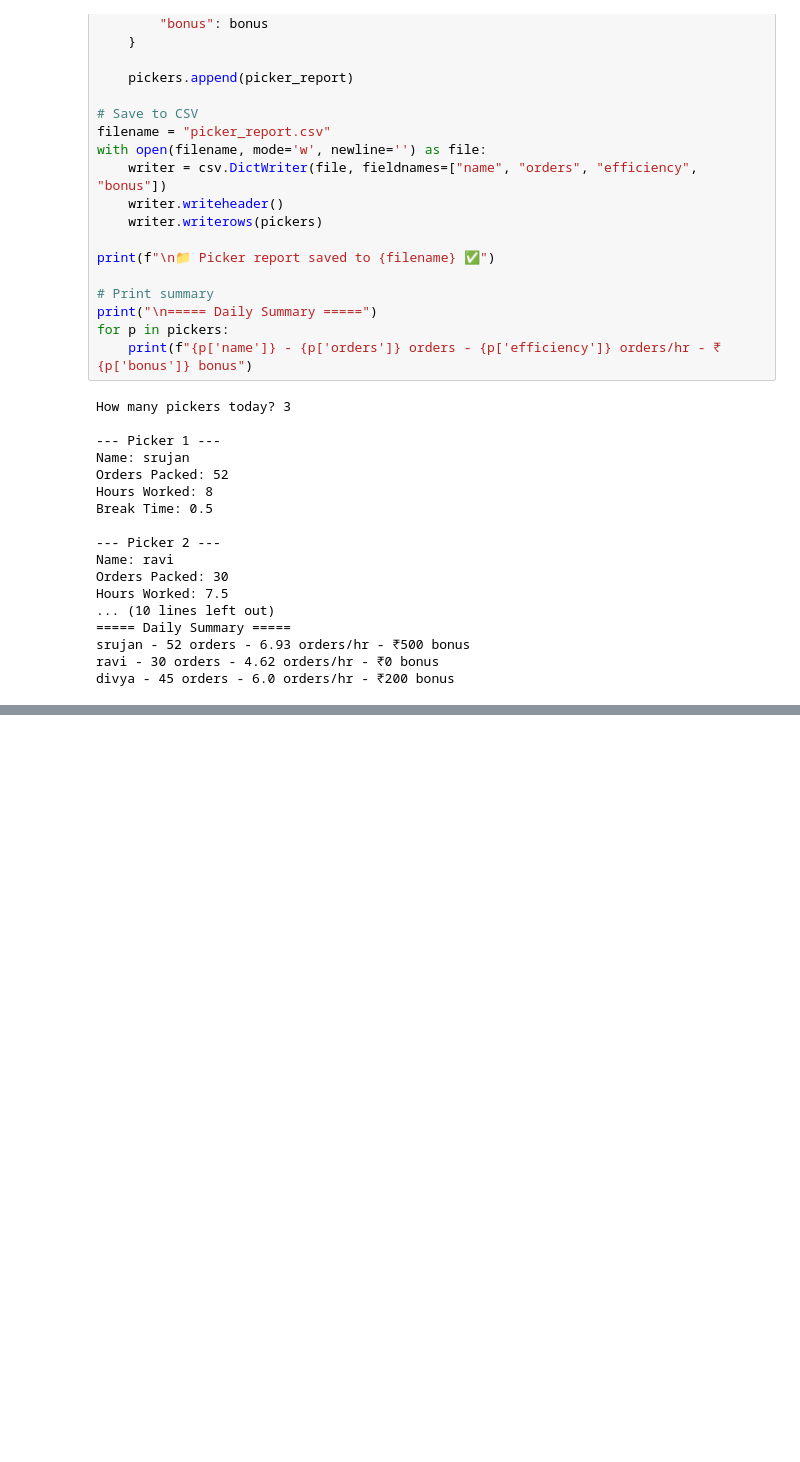
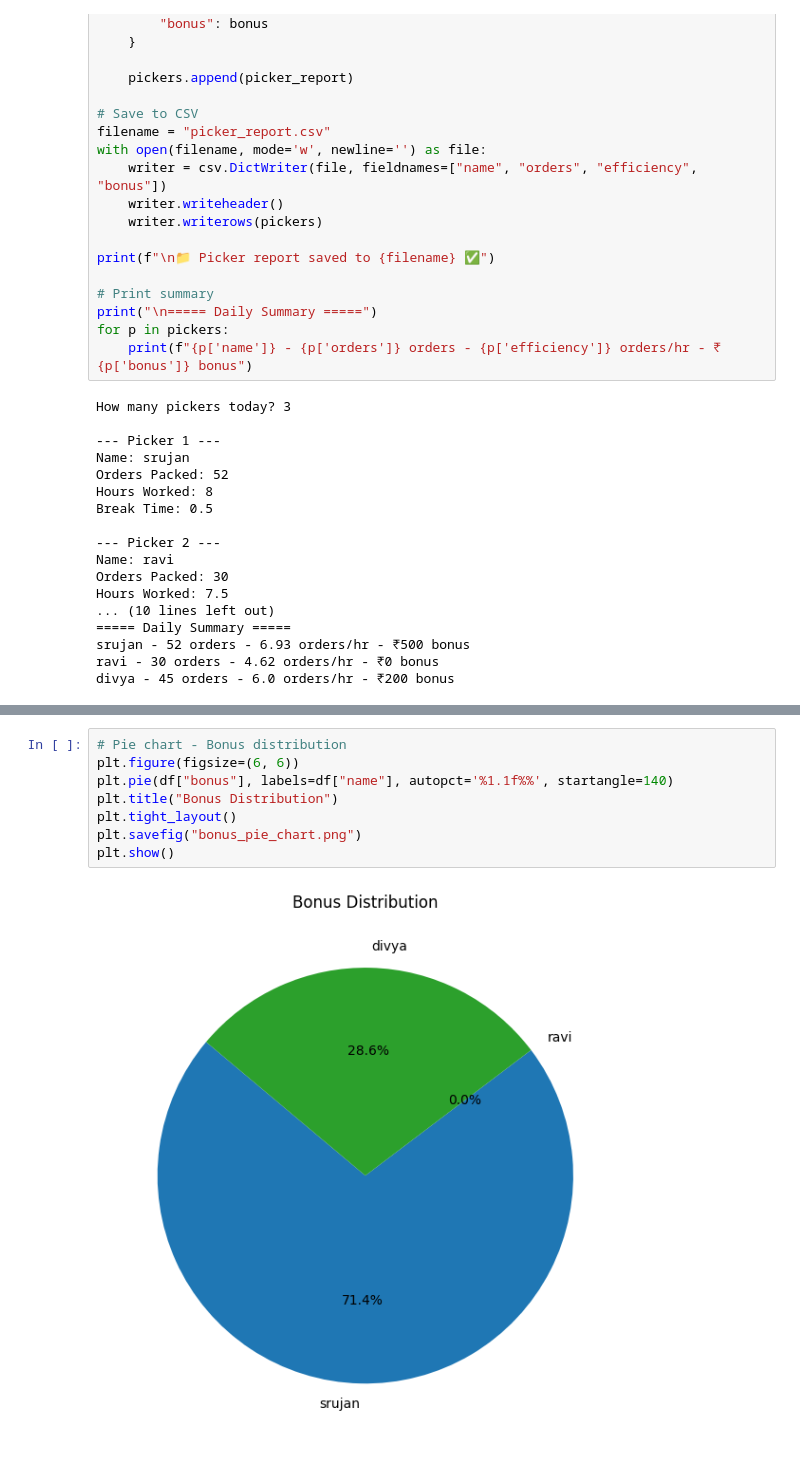
Before and after one commit to srujan-jagadeesh/quickcommerce-efficiency-tracker, a Jupyter notebook: QuickCommerce_Picker_Tracker.ipynb, the cells around one changed output, grey strips where cells are left out. Drawn from its saved outputs; the diff is of its cells as text; blank space fills up the shorter version.

```diff
--- a/QuickCommerce_Picker_Tracker.ipynb
+++ b/QuickCommerce_Picker_Tracker.ipynb
@@ -68,0 +98,10 @@ divya - 45 orders - 6.0 orders/hr - ₹200 bonus
+# %%
+# Pie chart - Bonus distribution
+plt.figure(figsize=(6, 6))
+plt.pie(df["bonus"], labels=df["name"], autopct='%1.1f%%', startangle=140)
+plt.title("Bonus Distribution")
+plt.tight_layout()
+plt.savefig("bonus_pie_chart.png")
+plt.show()
+# %% [output]
+[figure, added]
```
Also changed, not shown: parts of 3 cells of this notebook.
